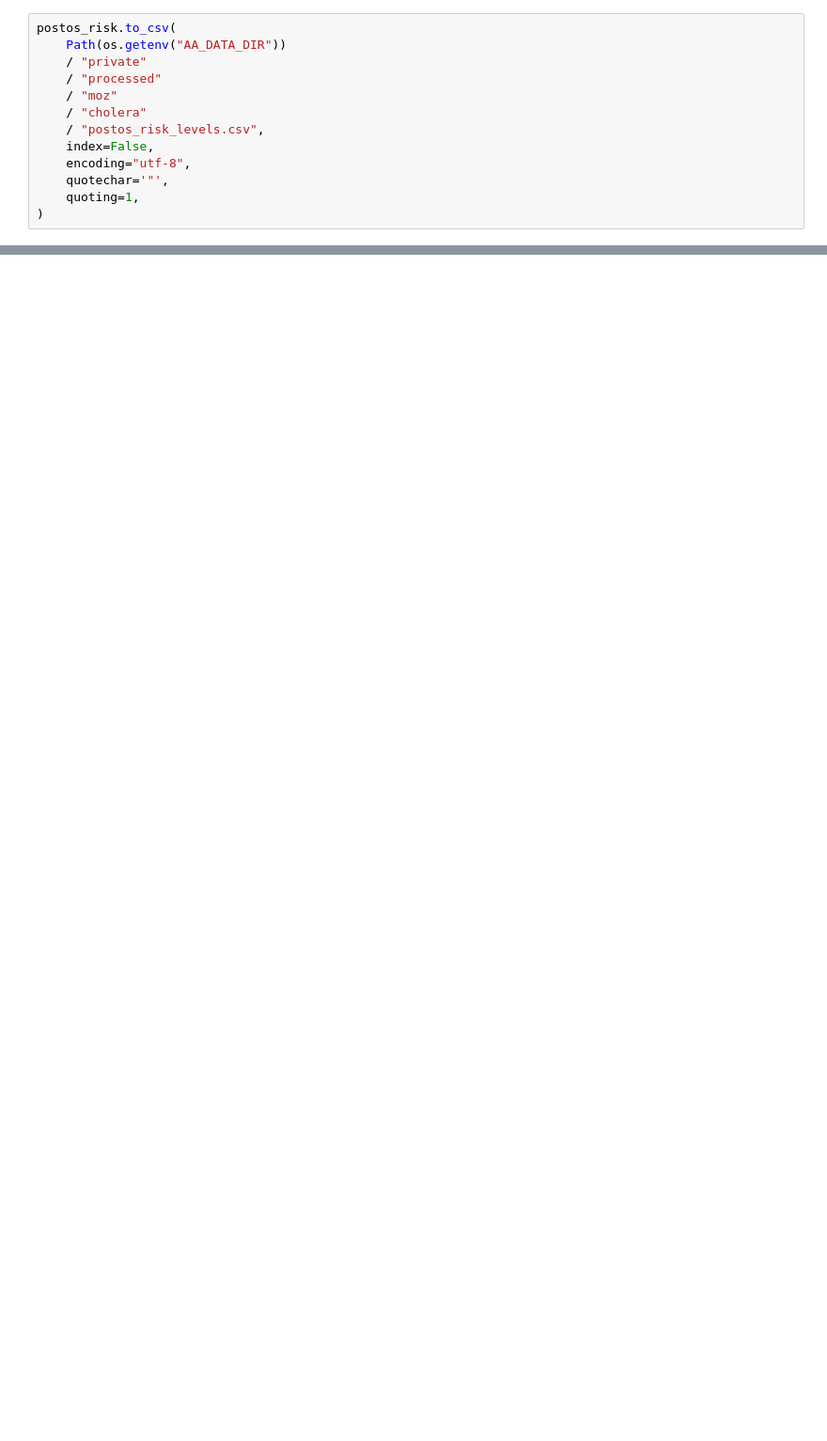
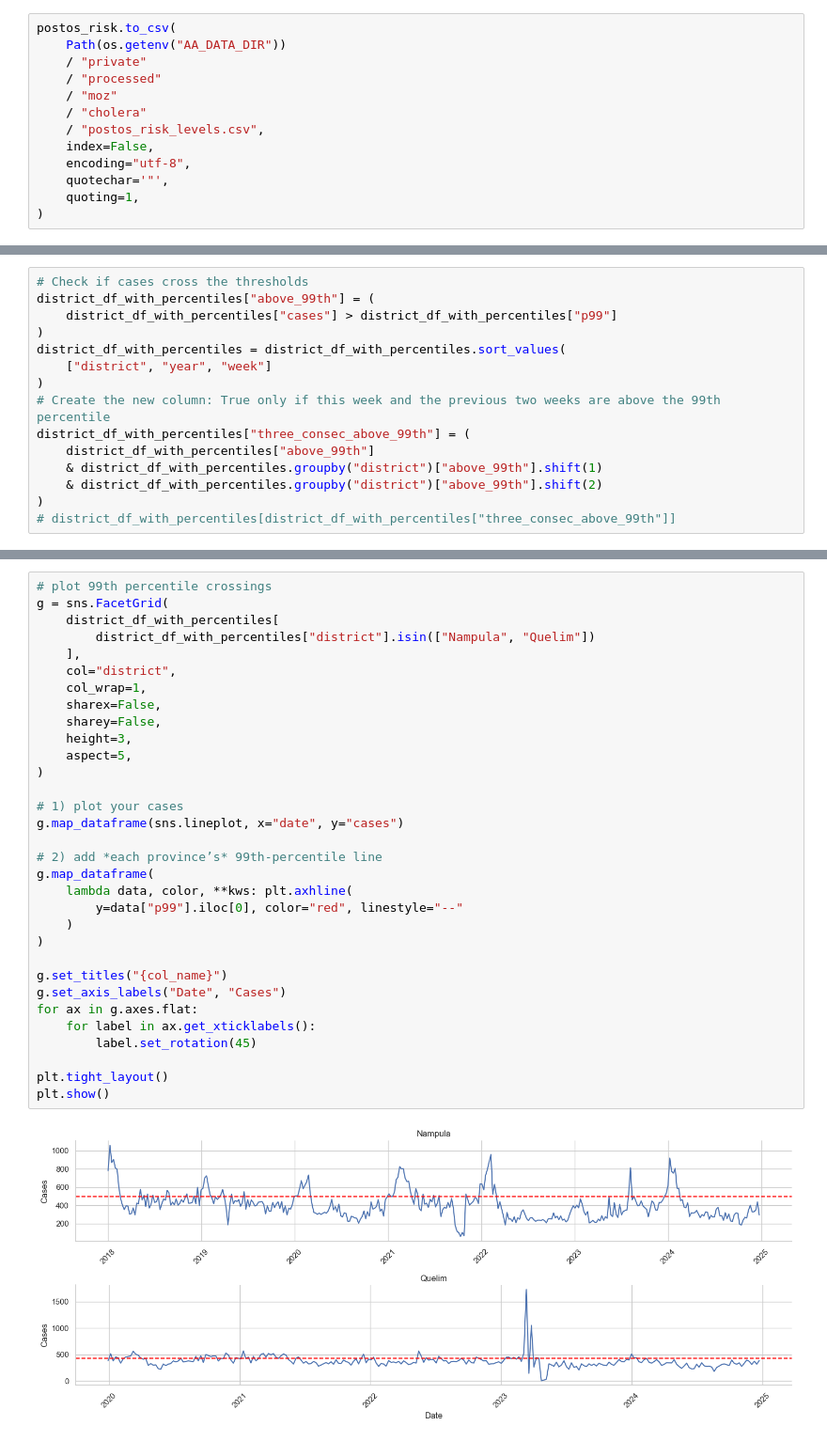
Before and after one commit to OCHA-DAP/ds-aa-moz-cholera, a Jupyter notebook: analysis/01.1_initial_scenario_review.ipynb, the cells around one changed output, grey strips where cells are left out. Shown at 94% size. Saved outputs shown, nothing was run; the diff lists cells and outputs as text; blank space fills up the shorter version.

```diff
--- a/analysis/01.1_initial_scenario_review.ipynb
+++ b/analysis/01.1_initial_scenario_review.ipynb
@@ -106,0 +336,15 @@ Some logic: If the
+# %%
+# Check if cases cross the thresholds
+district_df_with_percentiles["above_99th"] = (
+    district_df_with_percentiles["cases"] > district_df_with_percentiles["p99"]
+)
+district_df_with_percentiles = district_df_with_percentiles.sort_values(
+    ["district", "year", "week"]
+)
+# Create the new column: True only if this week and the previous two weeks are above the 99th percentile
+district_df_with_percentiles["three_consec_above_99th"] = (
+    district_df_with_percentiles["above_99th"]
+    & district_df_with_percentiles.groupby("district")["above_99th"].shift(1)
+    & district_df_with_percentiles.groupby("district")["above_99th"].shift(2)
+)
+# district_df_with_percentiles[district_df_with_percentiles["three_consec_above_99th"]]
@@ -106,0 +417,34 @@ Some logic: If the
+# %%
+# plot 99th percentile crossings
+g = sns.FacetGrid(
+    district_df_with_percentiles[
+        district_df_with_percentiles["district"].isin(["Nampula", "Quelim"])
+    ],
+    col="district",
+    col_wrap=1,
+    sharex=False,
+    sharey=False,
+    height=3,
+    aspect=5,
+)
+
+# 1) plot your cases
+g.map_dataframe(sns.lineplot, x="date", y="cases")
+
+# 2) add *each province’s* 99th-percentile line
+g.map_dataframe(
+    lambda data, color, **kws: plt.axhline(
+        y=data["p99"].iloc[0], color="red", linestyle="--"
+    )
+)
+
+g.set_titles("{col_name}")
+g.set_axis_labels("Date", "Cases")
+for ax in g.axes.flat:
+    for label in ax.get_xticklabels():
+        label.set_rotation(45)
+
+plt.tight_layout()
+plt.show()
+# %% [output]
+[figure, added]
```
Also changed, not shown: parts of 22 cells of this notebook.
